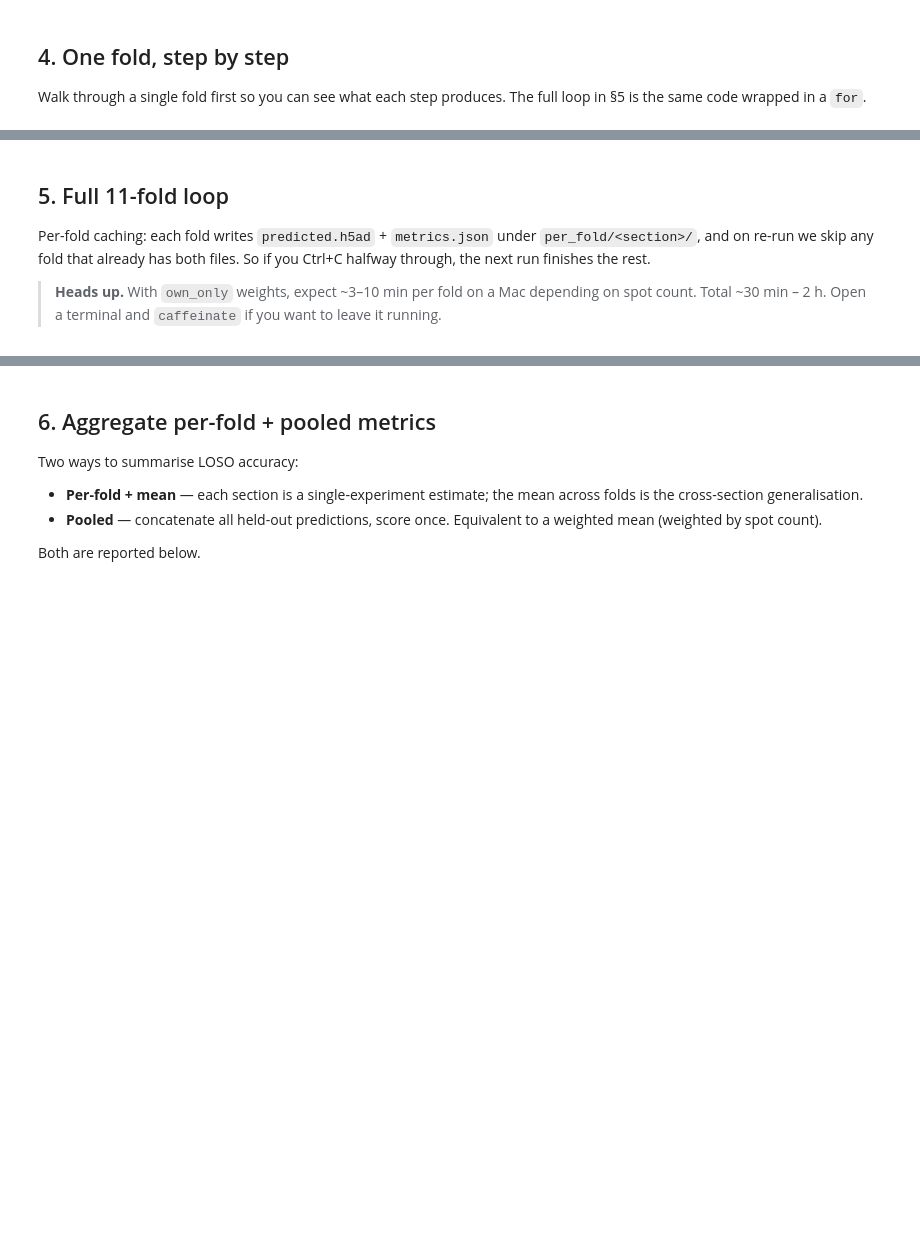
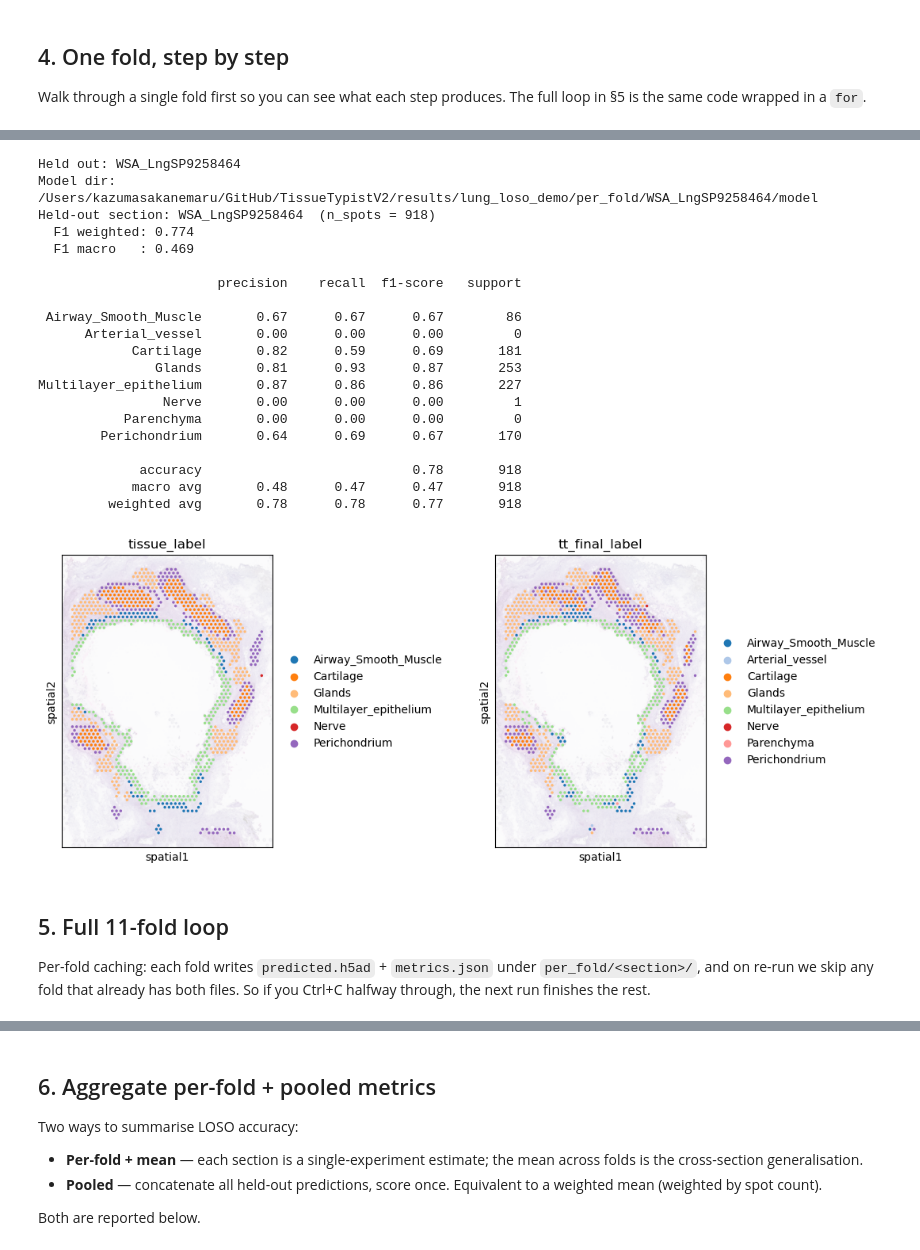
Before and after one commit to Teichlab/TissueTypist, a Jupyter notebook: notebooks/demo_lung_loso.ipynb, the cells around one changed output, grey strips where cells are left out. Drawn from its saved outputs; the diff is of its cells as text; code cells hidden in the pictures; blank space fills up the shorter version.

```diff
--- a/notebooks/demo_lung_loso.ipynb
+++ b/notebooks/demo_lung_loso.ipynb
@@ -179,3 +247,59 @@ print(classification_report(y_true, y_pred, zero_division=0))
+# %%
+# Pick the first section as the demo fold.
+demo_section = 'WSA_LngSP9258464'
+print(f"Held out: {demo_section}")
+
+demo_model_dir = train_one_fold(adata, demo_section, LOSO_OUTDIR)
+print("Model dir:", demo_model_dir)
+
+# Predict on the held-out section.
+test_adata = select_slide(adata, s=demo_section, s_col='section_ID')
+
+test_adata = predict_adata(
+    test_adata,
+    model_dir   = str(demo_model_dir),
+    modality    = "sd",
+    section_col = "section_ID",
+)
+
+from sklearn.metrics import f1_score, classification_report
+y_true = test_adata.obs["tissue_label"].astype(str)
+y_pred = test_adata.obs["tt_final_label"].astype(str)
+
+print(f"Held-out section: {demo_section}  (n_spots = {len(y_true):,})")
+print(f"  F1 weighted: {f1_score(y_true, y_pred, average='weighted'):.3f}")
+print(f"  F1 macro   : {f1_score(y_true, y_pred, average='macro'):.3f}")
+print()
+print(classification_report(y_true, y_pred, zero_division=0))
+
+# ground truth: 'tissue_label'
+# TT prediction: 'tt_final_label'
+sc.pl.spatial(test_adata,
+              color=['tissue_label','tt_final_label'], wspace=0.05,
+              alpha_img=0.2,  palette=label_to_colour, show=False)
+plt.savefig(f'{figdir}/TissueTypist_Lung-VisiumSD_{demo_section}.pdf', bbox_inches="tight",dpi=300)
+# %% [output]
+Held out: WSA_LngSP9258464
+Model dir: /Users/kazumasakanemaru/GitHub/TissueTypistV2/results/lung_loso_demo/per_fold/WSA_LngSP9258464/model
+Held-out section: WSA_LngSP9258464  (n_spots = 918)
+  F1 weighted: 0.774
+  F1 macro   : 0.469
+
+                       precision    recall  f1-score   support
+
+ Airway_Smooth_Muscle       0.67      0.67      0.67        86
+      Arterial_vessel       0.00      0.00      0.00         0
+            Cartilage       0.82      0.59      0.69       181
+               Glands       0.81      0.93      0.87       253
+Multilayer_epithelium       0.87      0.86      0.86       227
+                Nerve       0.00      0.00      0.00         1
+           Parenchyma       0.00      0.00      0.00         0
+        Perichondrium       0.64      0.69      0.67       170
+
+             accuracy                           0.78       918
+            macro avg       0.48      0.47      0.47       918
+         weighted avg       0.78      0.78      0.77       918
+[figure, added]
 # %% [markdown]
 ## 5. Full 11-fold loop
 
@@ -183,10 +307,6 @@ Per-fold caching: each fold writes `predicted.h5ad` + `metrics.json`
 under `per_fold/<section>/`, and on re-run we skip any fold that already
 has both files. So if you Ctrl+C halfway through, the next run finishes
 the rest.
-
-> **Heads up.** With `own_only` weights, expect ~3–10 min per fold on a
-> Mac depending on spot count. Total ~30 min – 2 h. Open a terminal and
-> `caffeinate` if you want to leave it running.
 # %%
 def _sanitise_obs_for_h5ad(adata):
     # Flat hierarchies leave `tt_fine_label` / `tt_fine_score` / `tt_joint_score`
```
Also changed, not shown: parts of 27 cells of this notebook, 1 other file.
